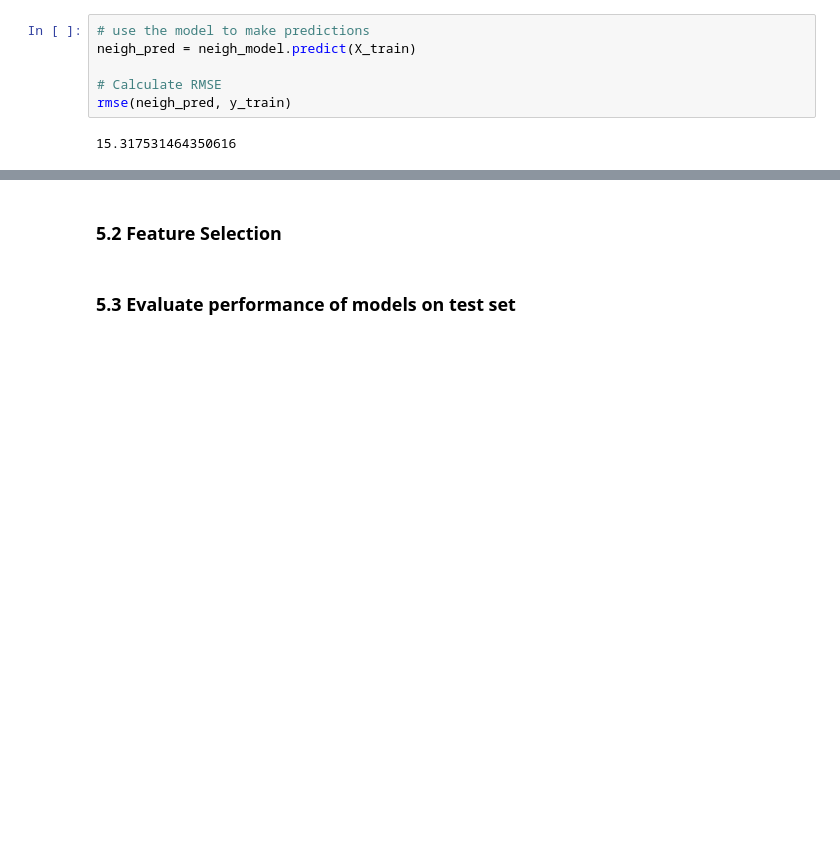
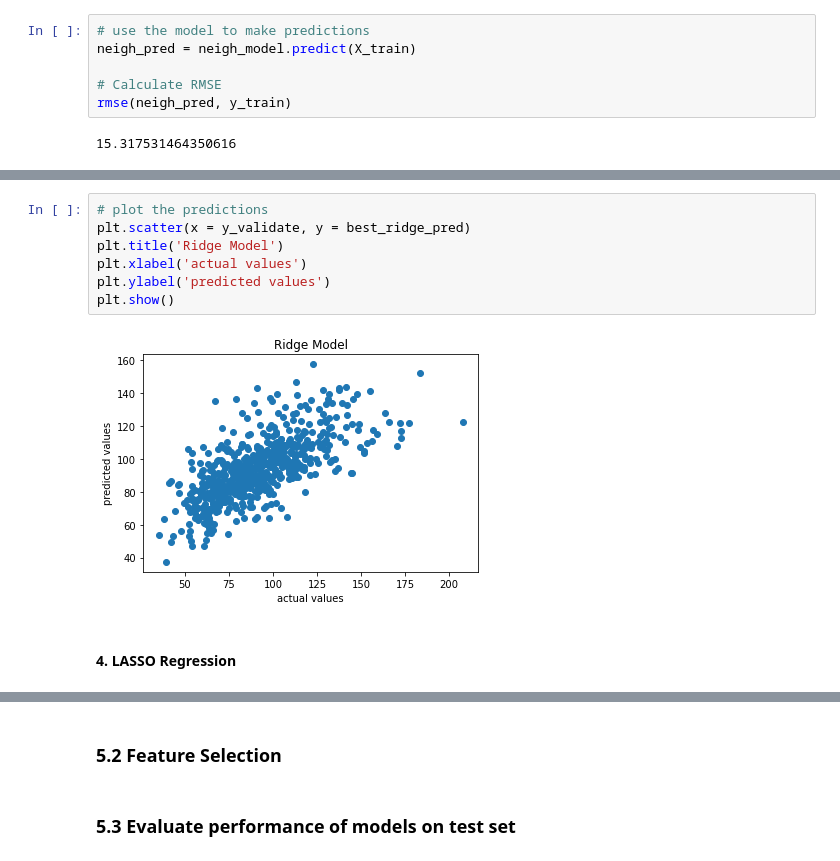
Before and after one commit to yaelnidam/CSS_Project2_Team1_Fall2020, a Jupyter notebook: project2.ipynb, the cells around one changed output, grey strips where cells are left out. Drawn from its saved outputs; the diff is of its cells as text; blank space fills up the shorter version.

```diff
--- a/project2.ipynb
+++ b/project2.ipynb
@@ -900,0 +809,11 @@ plt.show()
+# %%
+# plot the predictions
+plt.scatter(x = y_validate, y = best_ridge_pred)
+plt.title('Ridge Model')
+plt.xlabel('actual values')
+plt.ylabel('predicted values')
+plt.show()
+# %% [output]
+[figure, added]
+# %% [markdown]
+#### 4. LASSO Regression
```
Also changed, not shown: parts of 48 cells of this notebook.
